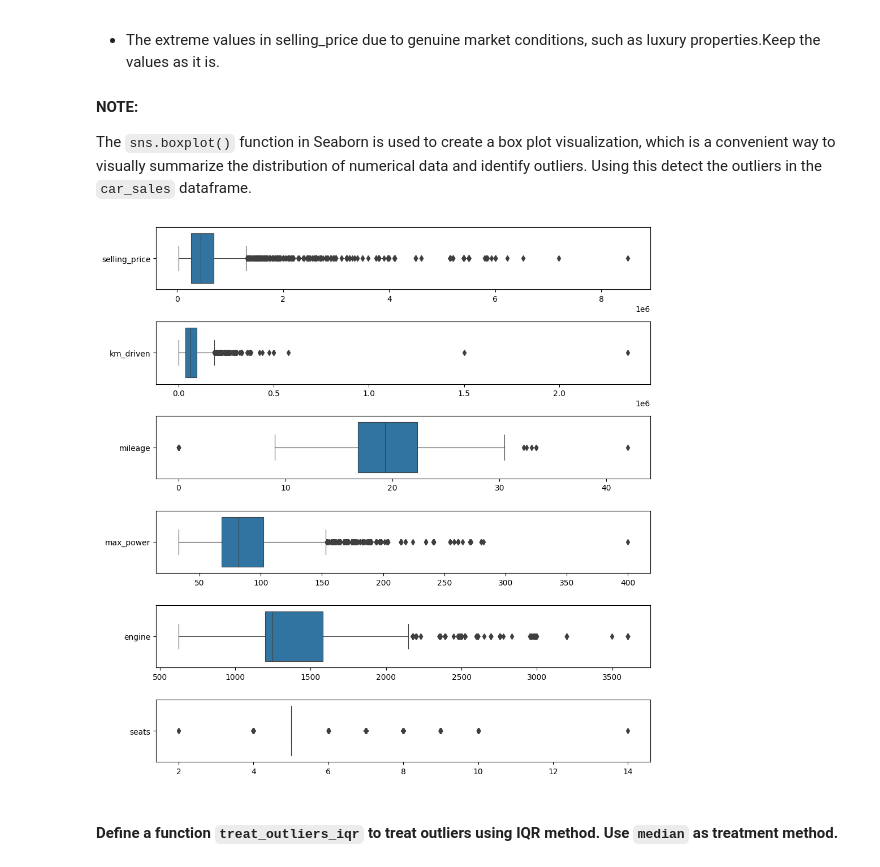
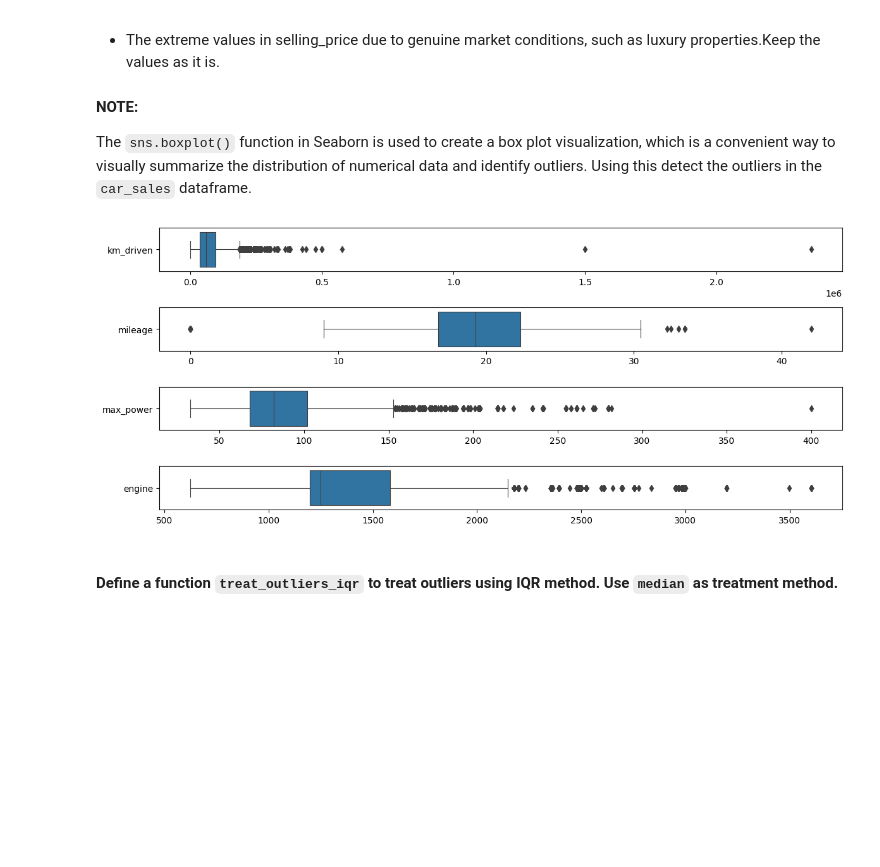
Before and after one commit to Ujjwal-Atghara/linear_regression_lumen, a Jupyter notebook: Assessment.ipynb, the cells around one changed output. Saved outputs shown, nothing was run; the diff lists cells and outputs as text; code cells hidden in the pictures; blank space fills up the shorter version.

```diff
--- a/Assessment.ipynb
+++ b/Assessment.ipynb
@@ -218,32 +218,24 @@ dtype: int64
 The `sns.boxplot()` function in Seaborn is used to create a box plot visualization, which is a convenient way to visually summarize the distribution of numerical data and identify outliers. Using this detect the outliers in the `car_sales` dataframe.
 # %%
 # plot a boxplot to visualize outliers in the data
-def normalise(df):
-    for m in df.columns:
-        if str(df[m].dtype) in ['int64', 'float64']:
-            mean = df[m].mean()
-            std = df[m].std()
-            df[m] = df[m].apply(lambda x: (x-mean)/std)
-    return df
-
 def convert_df_datatypes(car_sales_mod):
     car_sales_mod['mileage'] = car_sales_mod['mileage'].apply(lambda x: float(x.split(' ')[0]))
     car_sales_mod['engine'] = car_sales_mod['engine'].apply(lambda x: int(x.split(' ')[0]))
     car_sales_mod['max_power'] = car_sales_mod['max_power'].apply(lambda x: float(x.split(' ')[0]))
     return car_sales_mod
 
 dataset_location = 'Used_cars_sales.xlsx'
 car_sales_mod=load_the_dataset(dataset_location)
 convert_df_datatypes(car_sales_mod)
 
-car_sales_plot = car_sales_mod.loc[:, ['selling_price', 'km_driven', 'mileage', 'max_power', 'engine', 'seats']]
-fig, ax = plt.subplots(6,1, figsize = (10,10))
+car_sales_plot = car_sales_mod.loc[:, ['km_driven', 'mileage', 'max_power', 'engine']]
+fig, ax = plt.subplots(4,1, figsize = (12,5))
 for i, m in enumerate(car_sales_plot.columns):
     sns.boxplot(car_sales_plot.loc[:, [m]], width=0.8, orient = 'h', linewidth = 0.8, ax=ax[i])
 fig.tight_layout()
 plt.show()
 # %% [output]
-[figure, old version]
+[figure, new version]
 # %% [markdown]
 #### Define a function `treat_outliers_iqr` to treat outliers using IQR method. Use `median` as treatment method.
 # %% [markdown]
```
Also changed, not shown: parts of 29 cells of this notebook, 1 other file.
